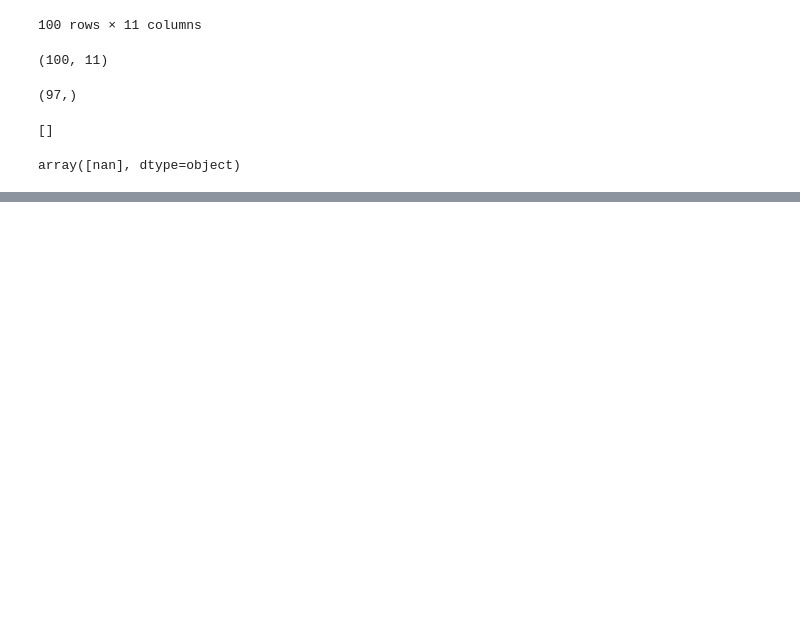
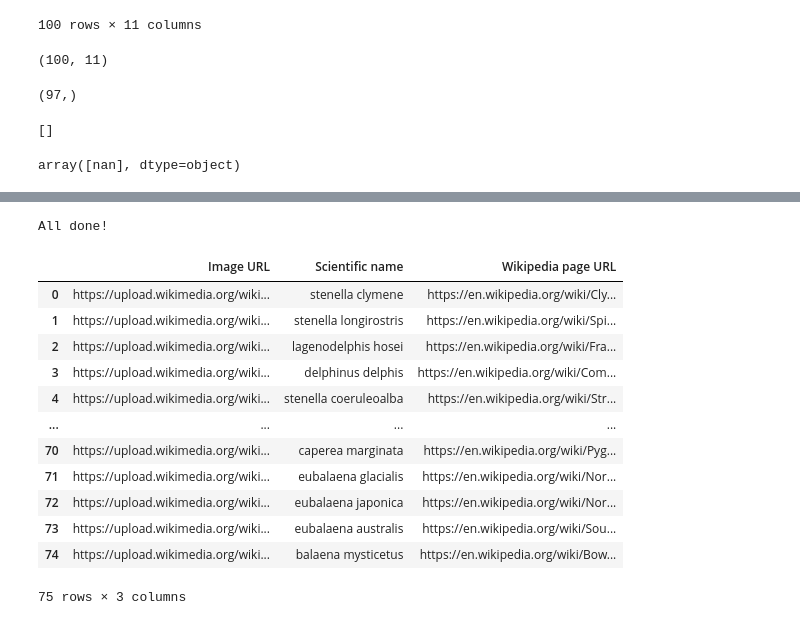
Before and after one commit to eglantine-vialaneix/WhereWereWhalesLFS, a Jupyter notebook: data_exploration.ipynb, the cells around one changed output, grey strips where cells are left out. Saved outputs shown, nothing was run; the diff lists cells and outputs as text; code cells hidden in the pictures; blank space fills up the shorter version.

Commit message:
scrapped url images for profile gallery view

```diff
--- a/data_exploration.ipynb
+++ b/data_exploration.ipynb
@@ -273,3 +273,7 @@ merged_df[merged_df['IUCN Red List status'] == 'CR']
 | 43 | baiji | Lipotidae | Lipotes | Baiji | lipotes vexillifer | CR | ... |
 | 72 | porpoises | Phocoenidae | Phocoena | Vaquita | phocoena sinus | CR | ... |
 | 88 | oceanic_dolphins | Delphinidae | Sousa | Atlantic humpback dolphin | sousa teuszii | CR | ... |
+# %%
+tree_images = pd.read_csv("data/WikipediaImages/image_urls.csv")
+tree_images["Common name"] = tree_images["Common name"].apply(str.lower)
+tree_images
@@ -275,0 +318,4 @@ merged_df[merged_df['IUCN Red List status'] == 'CR']
+# %%
+merged_tree_images = tree_images.merge(tree_wiki_pages, on="Common name", how="left").drop("Common name", axis=1)
+merged_df_with_images = merged_df.merge(merged_tree_images, on="Scientific name", how="left")
+display(merged_df_with_images)
@@ -275,0 +342,25 @@ merged_df[merged_df['IUCN Red List status'] == 'CR']
+# %%
+from docs.notebooks.image_url_scrapper import WikiImageScrapper
+
+wiki_scrapper = WikiImageScrapper(missing_articles)
+wiki_scrapper.get_wiki_urls_from_names()
+wiki_scrapper.scrap_image_URLs()
+scrapped_images_urls_df = wiki_scrapper.wiki_urls_df[["Scientific name", "Image URL"]]
+# %% [output]
+All done!
+# %%
+merged_tree_images
+# %% [output]
+|  | Image URL | Scientific name | Wikipedia page URL |
+| 0 | https://upload.wikimedia.org/wiki... | stenella clymene | https://en.wikipedia.org/wiki/Cly... |
+| 1 | https://upload.wikimedia.org/wiki... | stenella longirostris | https://en.wikipedia.org/wiki/Spi... |
+| 2 | https://upload.wikimedia.org/wiki... | lagenodelphis hosei | https://en.wikipedia.org/wiki/Fra... |
+| 3 | https://upload.wikimedia.org/wiki... | delphinus delphis | https://en.wikipedia.org/wiki/Com... |
+| 4 | https://upload.wikimedia.org/wiki... | stenella coeruleoalba | https://en.wikipedia.org/wiki/Str... |
+| ... | ... | ... | ... |
+| 70 | https://upload.wikimedia.org/wiki... | caperea marginata | https://en.wikipedia.org/wiki/Pyg... |
+| 71 | https://upload.wikimedia.org/wiki... | eubalaena glacialis | https://en.wikipedia.org/wiki/Nor... |
+| 72 | https://upload.wikimedia.org/wiki... | eubalaena japonica | https://en.wikipedia.org/wiki/Nor... |
+| 73 | https://upload.wikimedia.org/wiki... | eubalaena australis | https://en.wikipedia.org/wiki/Sou... |
+| 74 | https://upload.wikimedia.org/wiki... | balaena mysticetus | https://en.wikipedia.org/wiki/Bow... |
+75 rows × 3 columns
```
Also changed, not shown: parts of 11 cells of this notebook, 2 other files.
